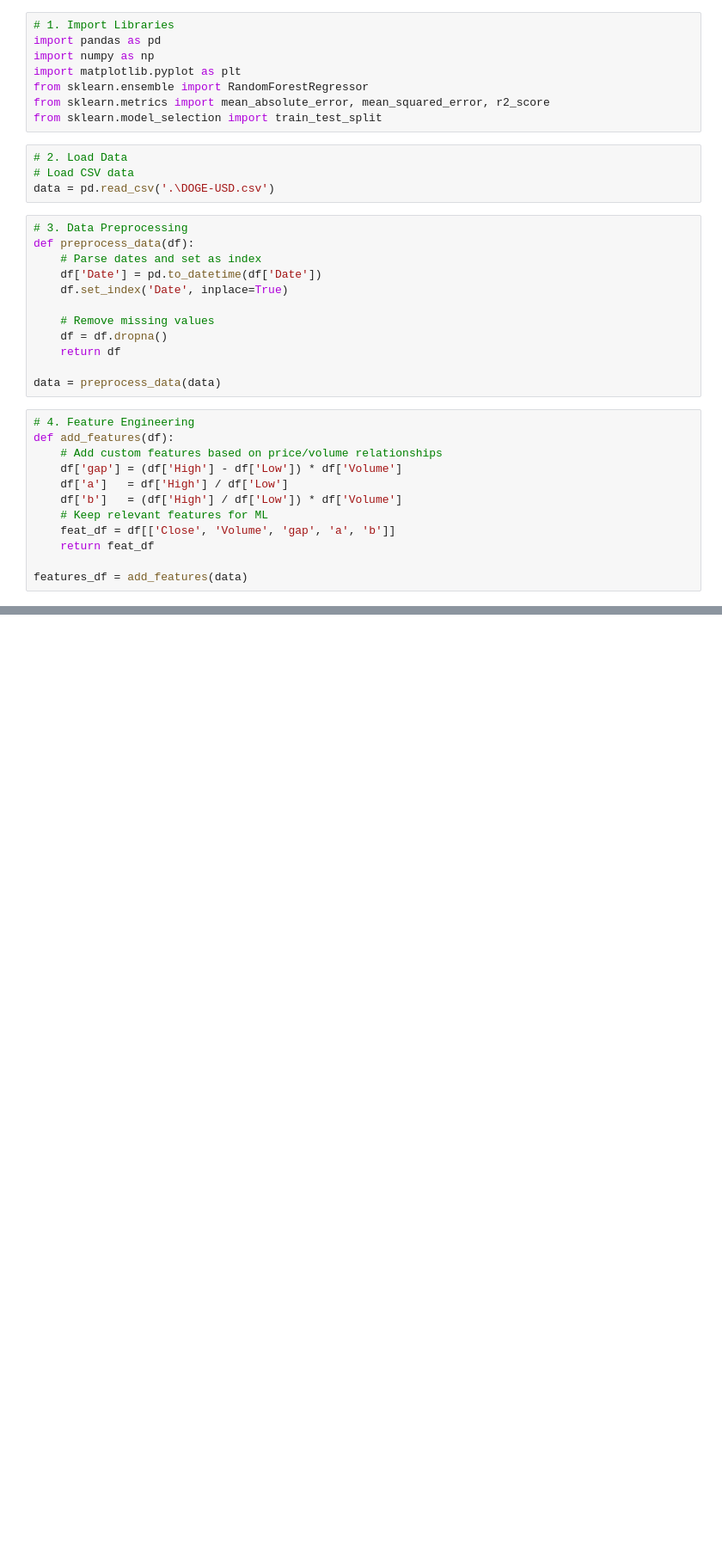
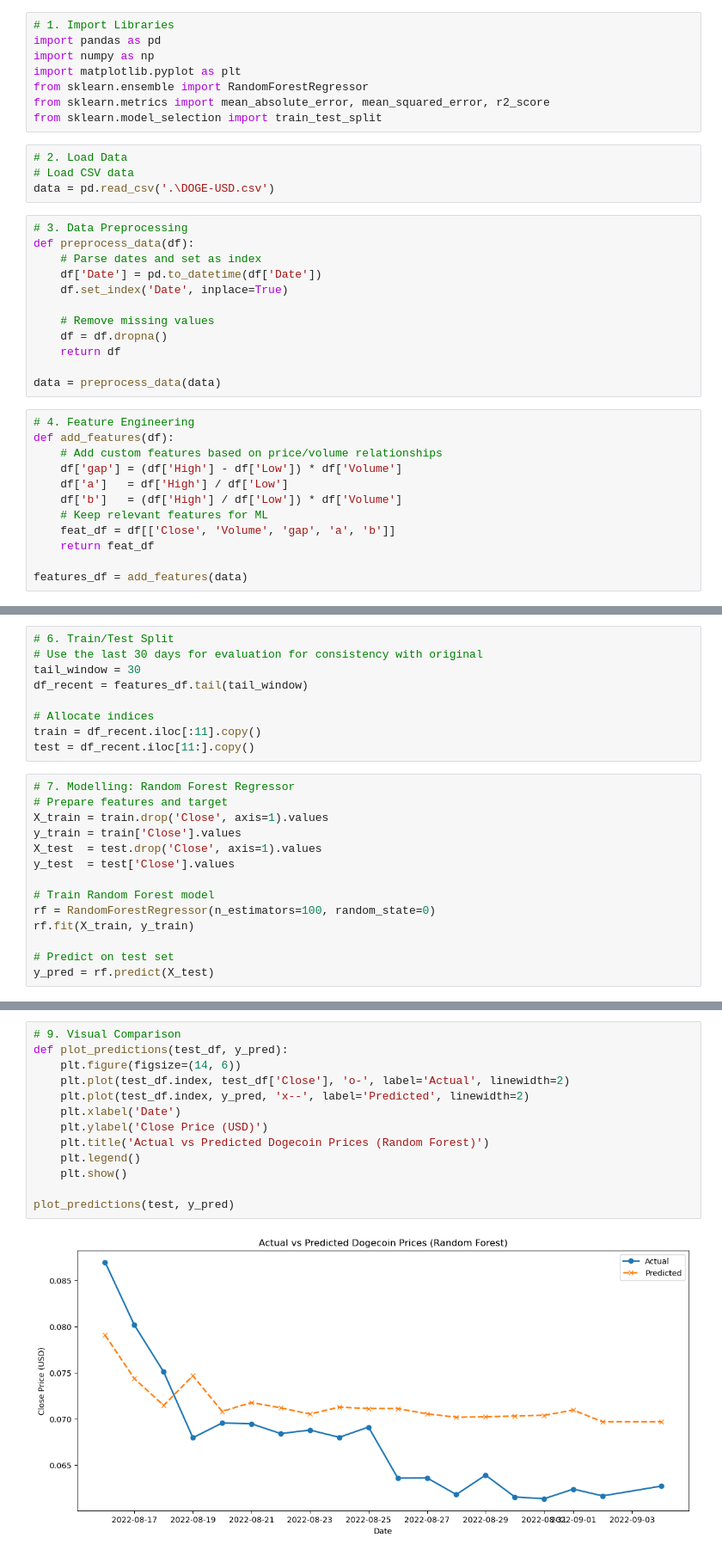
Before and after one commit to aravinds-py/Dogecoin-Price-Prediction, a Jupyter notebook: Dogecoin.ipynb, the cells around one changed output, grey strips where cells are left out. Shown at 86% size. Cells and saved outputs as stored; diff of their text form; blank space fills up the shorter version.

```diff
--- a/Dogecoin.ipynb
+++ b/Dogecoin.ipynb
@@ -36,0 +51,23 @@ features_df = add_features(data)
+# %%
+# 6. Train/Test Split
+# Use the last 30 days for evaluation for consistency with original
+tail_window = 30
+df_recent = features_df.tail(tail_window)
+
+# Allocate indices
+train = df_recent.iloc[:11].copy()
+test = df_recent.iloc[11:].copy()
+# %%
+# 7. Modelling: Random Forest Regressor
+# Prepare features and target
+X_train = train.drop('Close', axis=1).values
+y_train = train['Close'].values
+X_test  = test.drop('Close', axis=1).values
+y_test  = test['Close'].values
+
+# Train Random Forest model
+rf = RandomForestRegressor(n_estimators=100, random_state=0)
+rf.fit(X_train, y_train)
+
+# Predict on test set
+y_pred = rf.predict(X_test)
@@ -36,0 +85,15 @@ features_df = add_features(data)
+# %%
+# 9. Visual Comparison
+def plot_predictions(test_df, y_pred):
+    plt.figure(figsize=(14, 6))
+    plt.plot(test_df.index, test_df['Close'], 'o-', label='Actual', linewidth=2)
+    plt.plot(test_df.index, y_pred, 'x--', label='Predicted', linewidth=2)
+    plt.xlabel('Date')
+    plt.ylabel('Close Price (USD)')
+    plt.title('Actual vs Predicted Dogecoin Prices (Random Forest)')
+    plt.legend()
+    plt.show()
+
+plot_predictions(test, y_pred)
+# %% [output]
+[figure, added]
```
Also changed, not shown: parts of 3 cells of this notebook.
